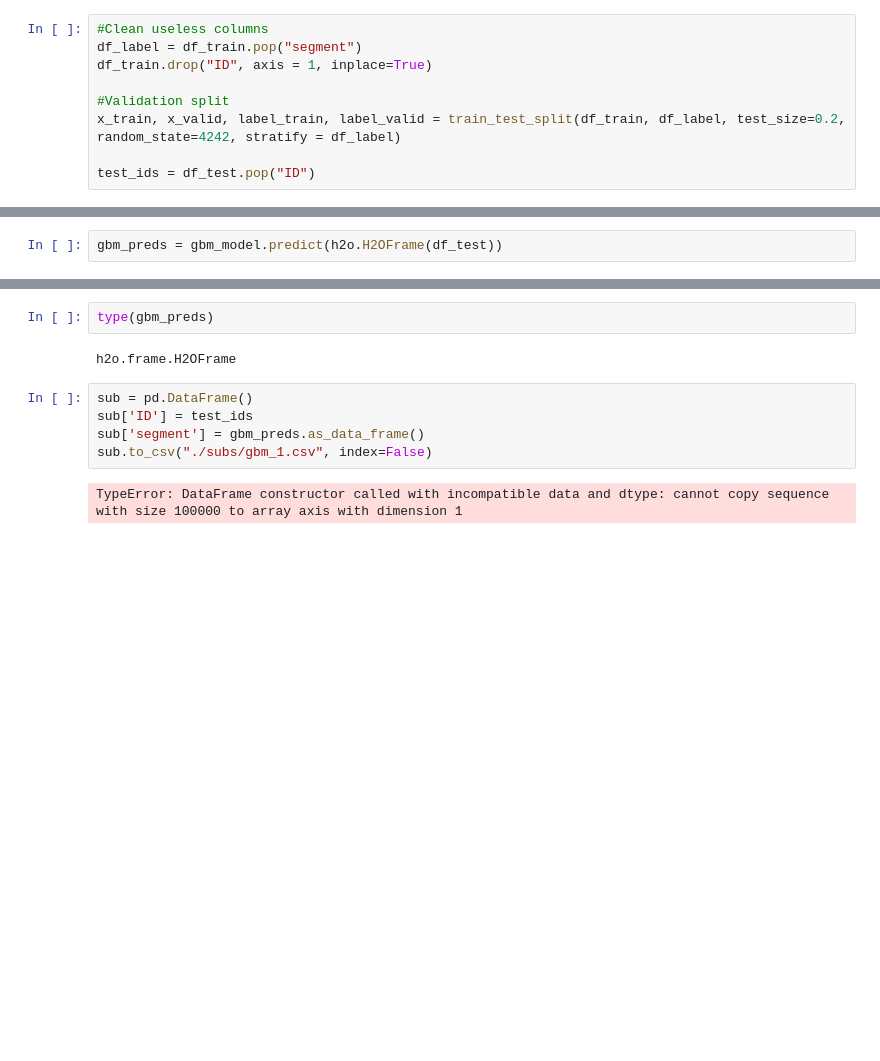
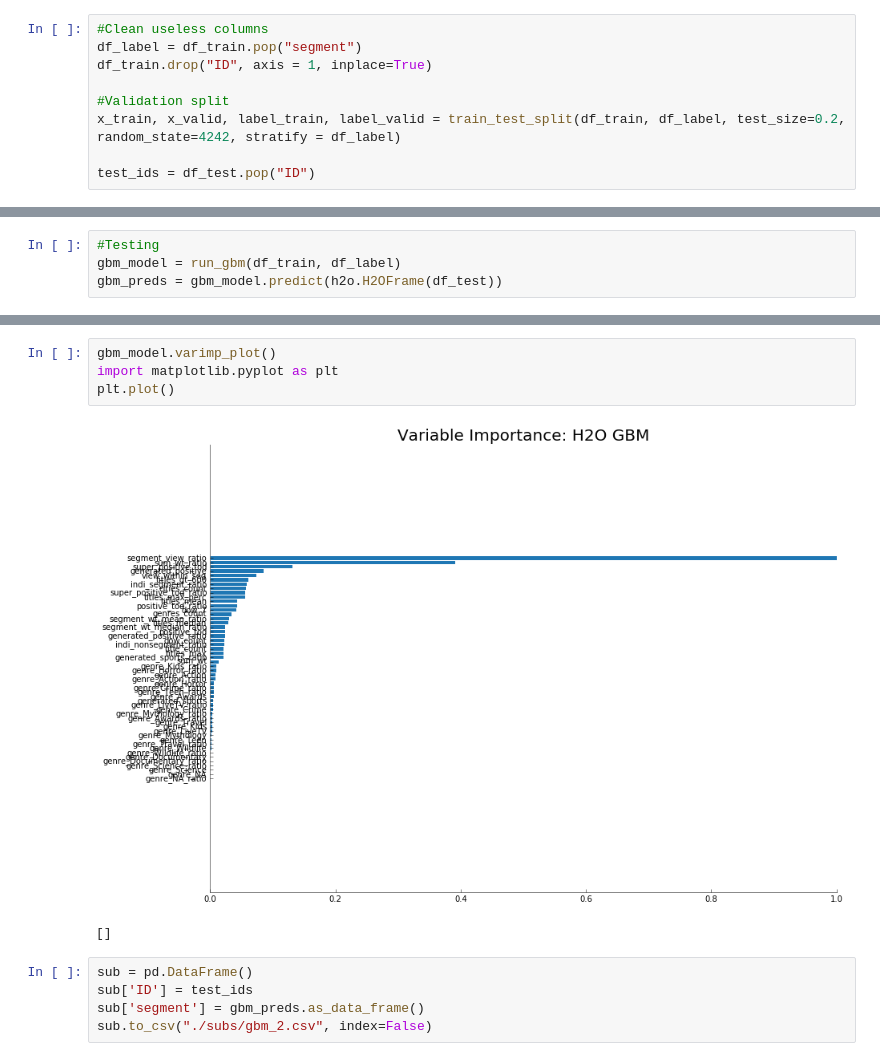
Before and after one commit to shubh24/indiahacks-ml-2017, a Jupyter notebook: hotstar/gbm_starter.ipynb, the cells around one changed output, grey strips where cells are left out. Saved outputs shown, nothing was run; the diff lists cells and outputs as text; blank space fills up the shorter version.

```diff
--- a/hotstar/gbm_starter.ipynb
+++ b/hotstar/gbm_starter.ipynb
@@ -99,3 +91,5 @@ gbm Model Build progress: |█████████████████
 # %%
+#Testing
+gbm_model = run_gbm(df_train, df_label)
 gbm_preds = gbm_model.predict(h2o.H2OFrame(df_test))
 # %% [output]
@@ -104,11 +114,12 @@ gbm prediction progress: |██████████████████
-# %%
-type(gbm_preds)
-# %% [output]
-h2o.frame.H2OFrame
+# %%
+gbm_model.varimp_plot()
+import matplotlib.pyplot as plt
+plt.plot()
+# %% [output]
+[figure, added]
+[]
 # %%
 sub = pd.DataFrame()
 sub['ID'] = test_ids
 sub['segment'] = gbm_preds.as_data_frame()
-sub.to_csv("./subs/gbm_1.csv", index=False)
+sub.to_csv("./subs/gbm_2.csv", index=False)
-# %% [output]
-TypeError: DataFrame constructor called with incompatible data and dtype: cannot copy sequence with size 100000 to array axis with dimension 1
```
Also changed, not shown: parts of 6 cells of this notebook.
